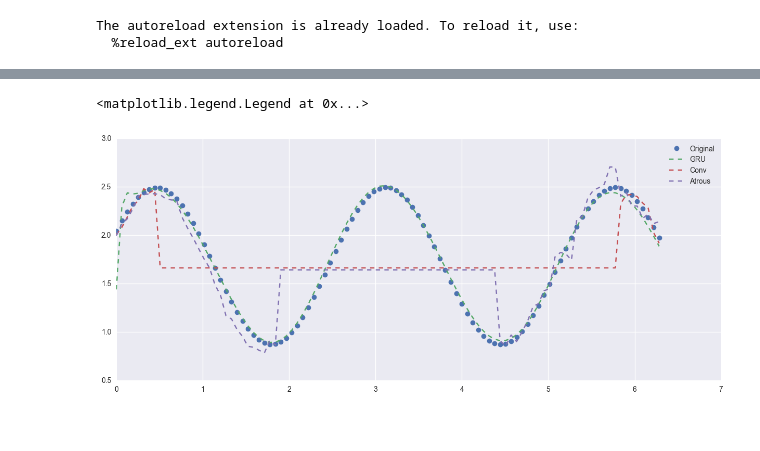
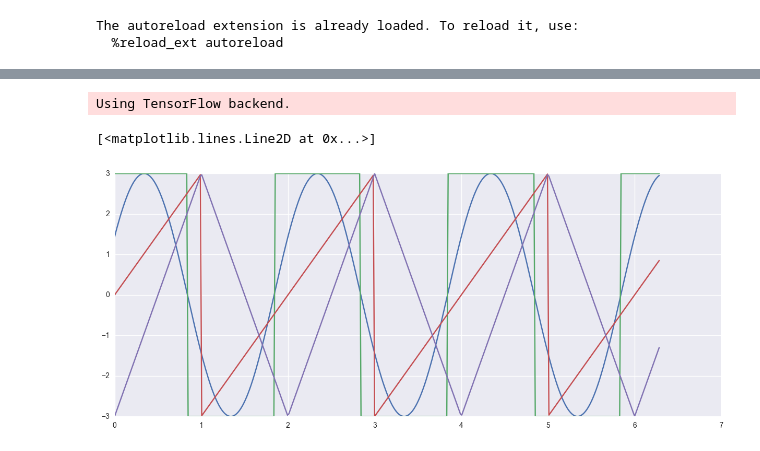
Before and after one commit to bnaul/timeflow, a Jupyter notebook: period_inverse.ipynb, the cells around one changed output, grey strips where cells are left out. Cells and saved outputs as stored; diff of their text form; code cells hidden in the pictures.

```diff
--- a/period_inverse.ipynb
+++ b/period_inverse.ipynb
@@ -48,11 +36,21 @@ else:
     x = X[test[i], :, 1]
 plt.plot(t, x, 'o')
 
-plt.plot(t, predict_gru[i], '--')
+#plt.plot(t, predict_gru[i], '--')
 plt.plot(t, predict_conv[i], '--')
-plt.plot(t, predict_atrous[i], '--')
+#plt.plot(t, predict_atrous[i], '--')
 
-plt.legend(['Original', 'GRU', 'Conv', 'Atrous'])
+#plt.legend(['Original', 'GRU', 'Conv', 'Atrous'])
-# %% [output]
-<matplotlib.legend.Legend at 0x...>
-[figure, removed]
+# %%
+from sample_data import _sinusoid, _square, _sawtooth, _triangular
+
+t = np.linspace(0, 2 * np.pi, 401)
+w = 0.5; A = 3; phi = 0.5; b = 0.
+plt.plot(t, _sinusoid(w, A, phi, b)(t))
+plt.plot(t, _square(w, A, phi, b)(t))
+plt.plot(t, _sawtooth(w, A, phi, b)(t))
+plt.plot(t, _triangular(w, A, phi, b)(t))
+# %% [output]
+Using TensorFlow backend.
+[<matplotlib.lines.Line2D at 0x...>]
+[figure, added]
```
Also changed, not shown: parts of 4 cells of this notebook, 9 other files.
